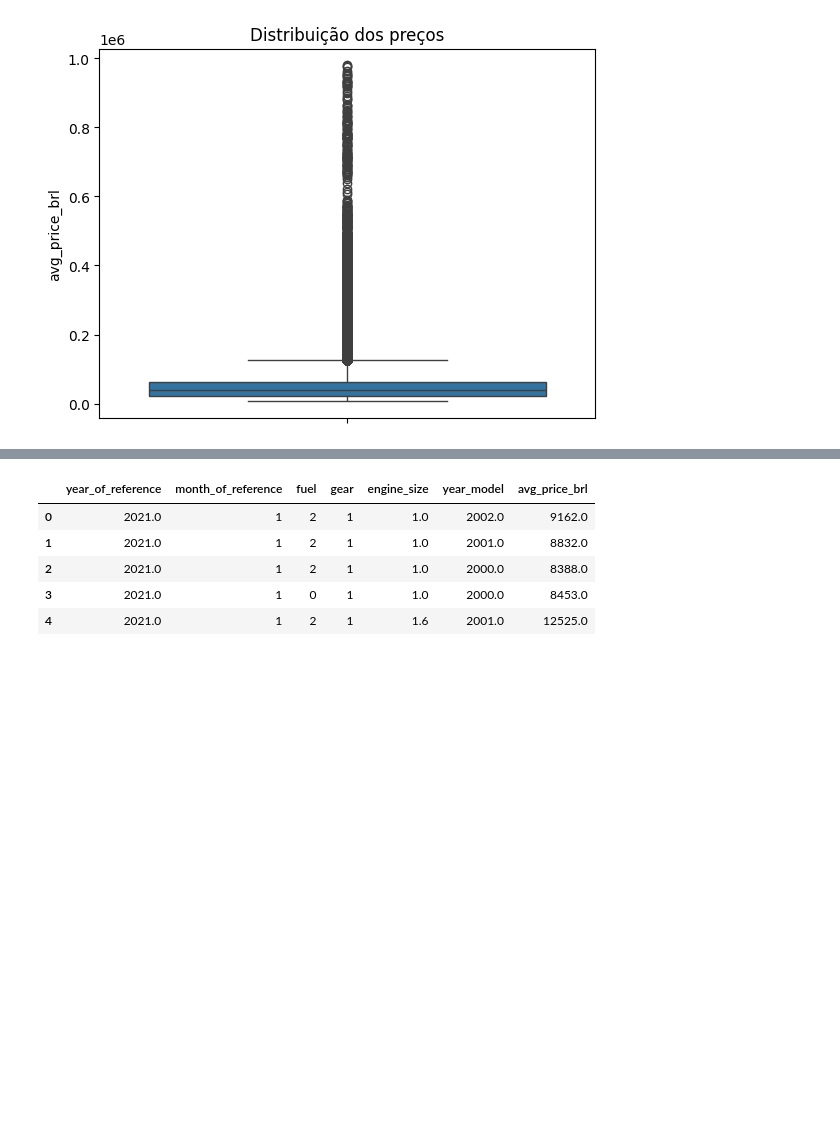
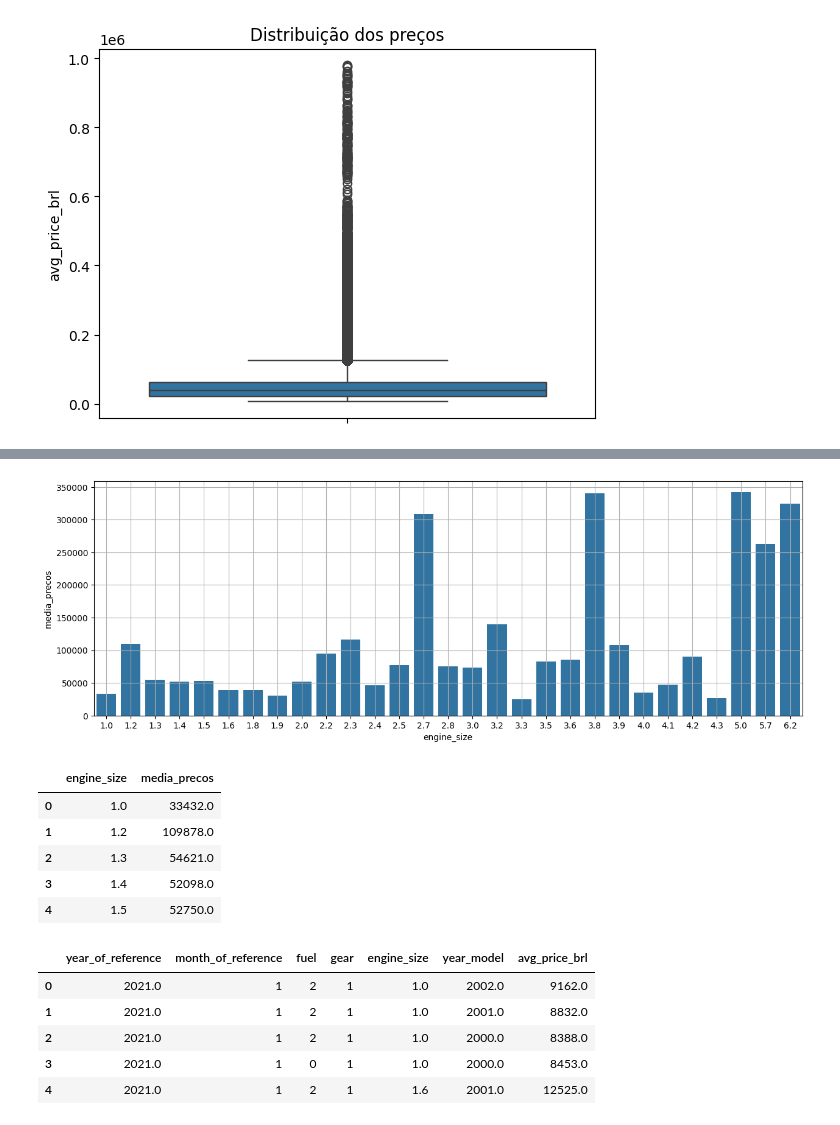
Before and after one commit to Equipe16-IAA/IAA002-TrabalhoFinal, a Jupyter notebook: IAA002 - LPA - trabalho.ipynb, the cells around one changed output, grey strips where cells are left out. Saved outputs shown, nothing was run; the diff lists cells and outputs as text; code cells hidden in the pictures; blank space fills up the shorter version.

Commit message:
inclusão da análise da relação entre preço e potencia do motor(engine_size)

```diff
--- a/IAA002 - LPA - trabalho.ipynb
+++ b/IAA002 - LPA - trabalho.ipynb
@@ -361,6 +361,26 @@ def atribui_numericos_engine(engine):
         return 3.3
 dados['engine_size'] = dados['engine_size'].apply(atribui_numericos_engine)
 dados['engine_size'] = dados['engine_size'].astype('float64')
+# %%
+#análise de média de preço em relação à potencia do motor
+plt.figure(figsize=(15, 5))
+
+potencia_preco = dados.groupby('engine_size')['avg_price_brl'].mean().round(0)
+potencia_preco = potencia_preco.reset_index(name = 'media_precos')
+sns.barplot(x='engine_size', y='media_precos', data=potencia_preco)
+plt.grid(axis="both")
+
+#plt.xticks(range(1,7))
+plt.show()
+potencia_preco.head()
+# %% [output]
+[figure, added]
+|  | engine_size | media_precos |
+| 0 | 1.0 | 33432.0 |
+| 1 | 1.2 | 109878.0 |
+| 2 | 1.3 | 54621.0 |
+| 3 | 1.4 | 52098.0 |
+| 4 | 1.5 | 52750.0 |
 # %%
 #criação de subdf contendo apenas os dados numericos
 
```
Also changed, not shown: parts of 3 cells of this notebook.
